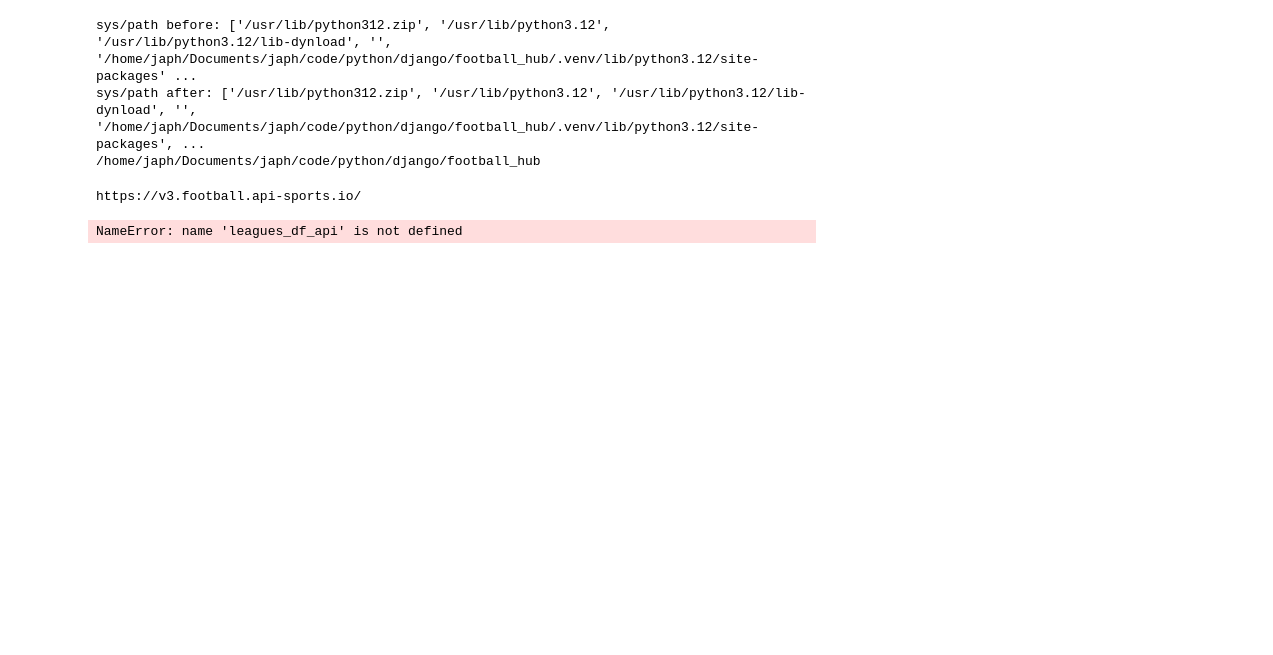
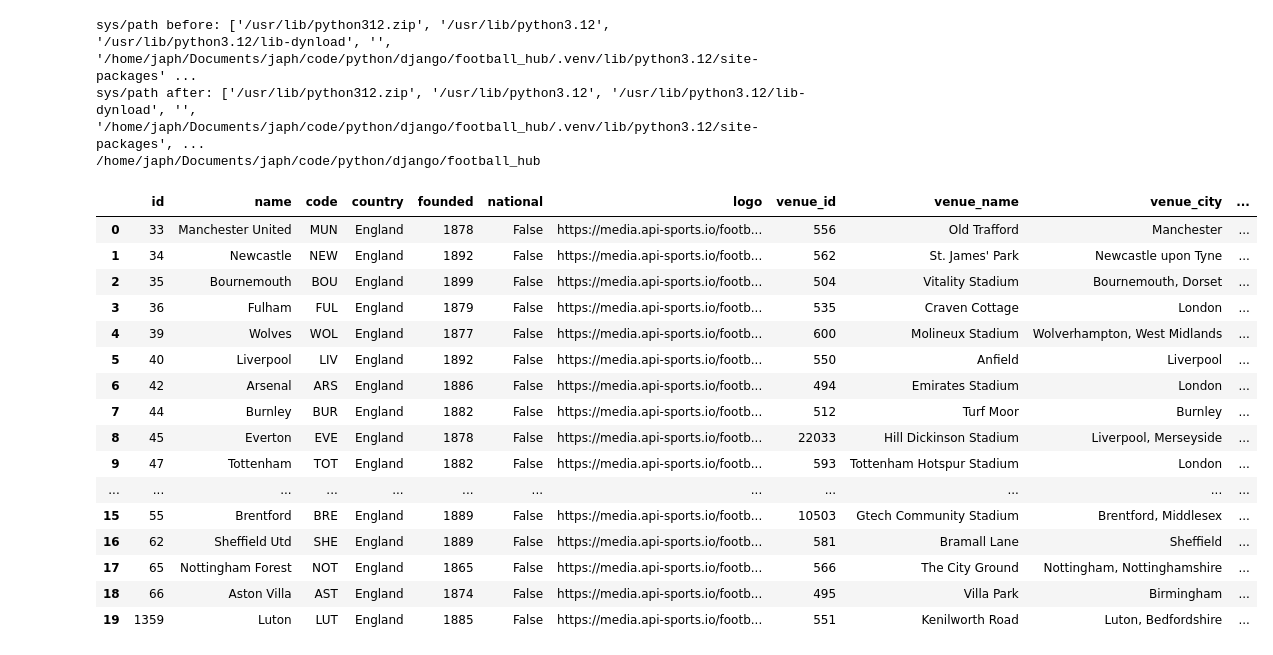
Before and after one commit to japh14/FOOTBALL_HUB, a Jupyter notebook: backend/utils/seed_databases/app/test_api_data.ipynb, the cells around one changed output. Saved outputs shown, nothing was run; the diff lists cells and outputs as text; code cells hidden in the pictures; blank space fills up the shorter version.

Commit message:
added command to seed teams and clean up df and models

```diff
--- a/backend/utils/seed_databases/app/test_api_data.ipynb
+++ b/backend/utils/seed_databases/app/test_api_data.ipynb
@@ -15,10 +15,6 @@ from backend.utils.api_football.app import APIFootballClient
 sys/path before: ['/usr/lib/python312.zip', '/usr/lib/python3.12', '/usr/lib/python3.12/lib-dynload', '', '/home/japh/Documents/japh/code/python/django/football_hub/.venv/lib/python3.12/site-packages' ...
 sys/path after: ['/usr/lib/python312.zip', '/usr/lib/python3.12', '/usr/lib/python3.12/lib-dynload', '', '/home/japh/Documents/japh/code/python/django/football_hub/.venv/lib/python3.12/site-packages', ...
 /home/japh/Documents/japh/code/python/django/football_hub
-# %%
-print(APIFootballClient.base_url)
-# %% [output]
-https://v3.football.api-sports.io/
 # %%
 client = APIFootballClient()
 
@@ -26,22 +22,38 @@ client = APIFootballClient()
 # countries_df_api = client.normalize_countries(countries_data_api)
 # print(f'Countries from API:\n{countries_df_api.head()}')
 
-leagues_data_api = client.request(endpoint='leagues')
-leagues_df_api = client.normalize_leagues(leagues_data_api)
-print(f'Leagues from API:\n{leagues_df_api.head()}')
+# leagues_data_api = client.request(endpoint='leagues')
+# leagues_df_api = client.normalize_leagues(leagues_data_api)
+# print(f'Leagues from API:\n{leagues_df_api.head()}')
 
 # league_ids = [39,71,140,218,61]
 # league_ids = [39]  # Premier League only for testing
 
-# teams_data_api = client.request_teams(league_ids=league_ids, season=2023)
-# teams_df_api = client.normalize_teams(teams_data_api)
+teams_data_api = client.request_teams(league_ids=client.league_ids)
+teams_df_api = client.normalize_teams(teams_data_api)
 # print(f'Teams from API:\n{teams_df_api.head()}')
 # %%
-# teams_df_api.columns
+teams_df_api
 # countries_df_api
-leagues_df_api
+# leagues_df_api
 # %% [output]
-NameError: name 'leagues_df_api' is not defined
+|  | id | name | code | country | founded | national | logo | venue_id | venue_name | venue_city | ... |
+| 0 | 33 | Manchester United | MUN | England | 1878 | False | https://media.api-sports.io/footb... | 556 | Old Trafford | Manchester | ... |
+| 1 | 34 | Newcastle | NEW | England | 1892 | False | https://media.api-sports.io/footb... | 562 | St. James' Park | Newcastle upon Tyne | ... |
+| 2 | 35 | Bournemouth | BOU | England | 1899 | False | https://media.api-sports.io/footb... | 504 | Vitality Stadium | Bournemouth, Dorset | ... |
+| 3 | 36 | Fulham | FUL | England | 1879 | False | https://media.api-sports.io/footb... | 535 | Craven Cottage | London | ... |
+| 4 | 39 | Wolves | WOL | England | 1877 | False | https://media.api-sports.io/footb... | 600 | Molineux Stadium | Wolverhampton, West Midlands | ... |
+| 5 | 40 | Liverpool | LIV | England | 1892 | False | https://media.api-sports.io/footb... | 550 | Anfield | Liverpool | ... |
+| 6 | 42 | Arsenal | ARS | England | 1886 | False | https://media.api-sports.io/footb... | 494 | Emirates Stadium | London | ... |
+| 7 | 44 | Burnley | BUR | England | 1882 | False | https://media.api-sports.io/footb... | 512 | Turf Moor | Burnley | ... |
+| 8 | 45 | Everton | EVE | England | 1878 | False | https://media.api-sports.io/footb... | 22033 | Hill Dickinson Stadium | Liverpool, Merseyside | ... |
+| 9 | 47 | Tottenham | TOT | England | 1882 | False | https://media.api-sports.io/footb... | 593 | Tottenham Hotspur Stadium | London | ... |
+| ... | ... | ... | ... | ... | ... | ... | ... | ... | ... | ... | ... |
+| 15 | 55 | Brentford | BRE | England | 1889 | False | https://media.api-sports.io/footb... | 10503 | Gtech Community Stadium | Brentford, Middlesex | ... |
+| 16 | 62 | Sheffield Utd | SHE | England | 1889 | False | https://media.api-sports.io/footb... | 581 | Bramall Lane | Sheffield | ... |
+| 17 | 65 | Nottingham Forest | NOT | England | 1865 | False | https://media.api-sports.io/footb... | 566 | The City Ground | Nottingham, Nottinghamshire | ... |
+| 18 | 66 | Aston Villa | AST | England | 1874 | False | https://media.api-sports.io/footb... | 495 | Villa Park | Birmingham | ... |
+| 19 | 1359 | Luton | LUT | England | 1885 | False | https://media.api-sports.io/footb... | 551 | Kenilworth Road | Luton, Bedfordshire | ... |
 # %%
 # test GET (some) players, by league and pages
 import pandas as pd
```
Also changed, not shown: 11 other files.
